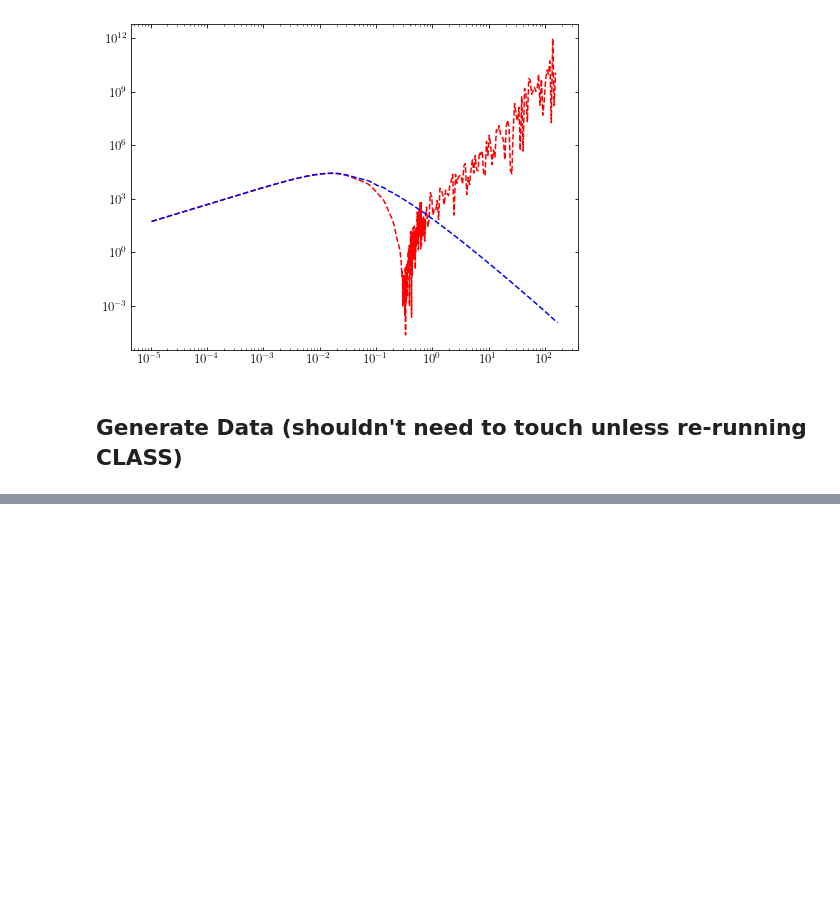
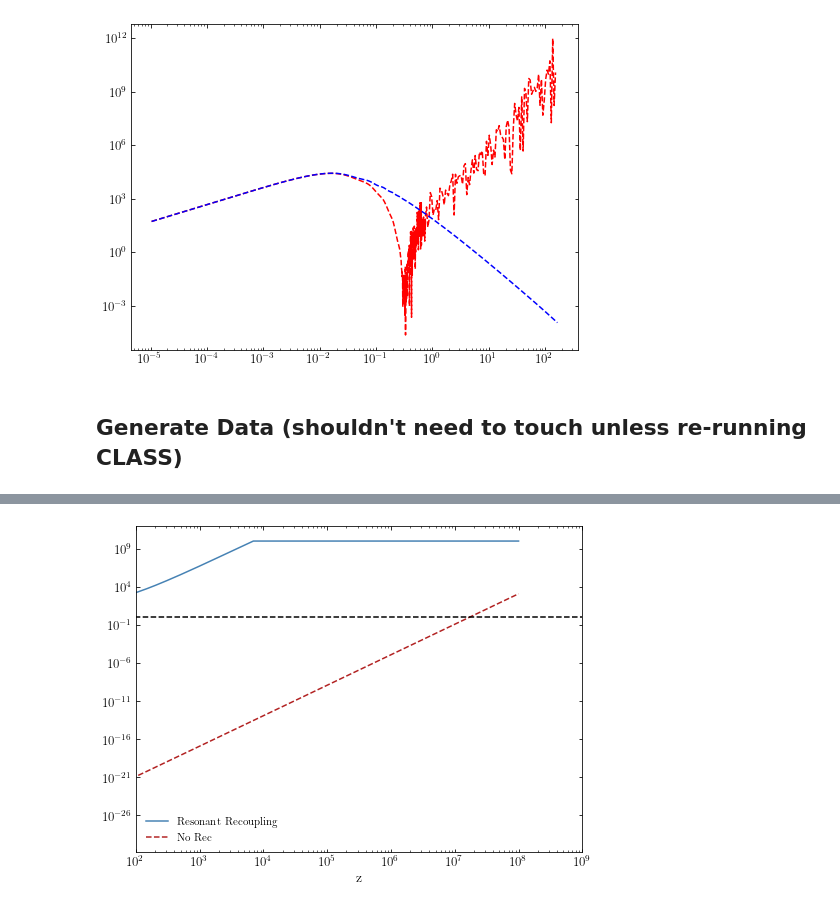
Before and after one commit to NolanSmyth/class_recoupling, a Jupyter notebook: res_recoupling.ipynb, the cells around one changed output, grey strips where cells are left out. Drawn from its saved outputs; the diff is of its cells as text; code cells hidden in the pictures; blank space fills up the shorter version.

```diff
--- a/res_recoupling.ipynb
+++ b/res_recoupling.ipynb
@@ -288,3 +292,21 @@ plt.show()
+# %%
+zs_res = cos.get_thermodynamics()['z']
+dmus_res = cos.get_thermodynamics()['dmu_idm_dr']
+# %%
+zs_norec = idrNoRec.get_thermodynamics()['z']
+dmus_norec = idrNoRec.get_thermodynamics()['dmu_idm_dr']
+# %%
+plt.loglog(zs_res, dmus_res, label='Resonant Recoupling')
+plt.loglog(zs_norec, dmus_norec, '--', label='No Rec')
+plt.loglog([1e-1, 1e9],[1,1], 'k--')
+plt.xlabel('z')
+
+plt.xlim(1e2,1e9)
+
+plt.legend()
+plt.show()
+# %% [output]
+[figure, added]
 # %%
 LambdaCDM = Class()
 LambdaCDM.set(commonset)
```
Also changed, not shown: parts of 3 cells of this notebook, 2 other files.
